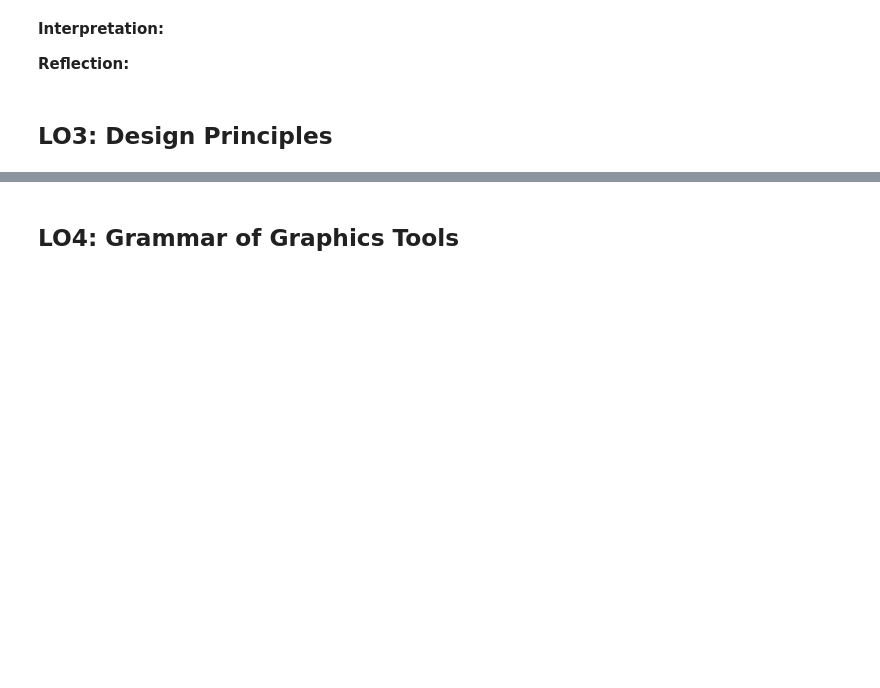
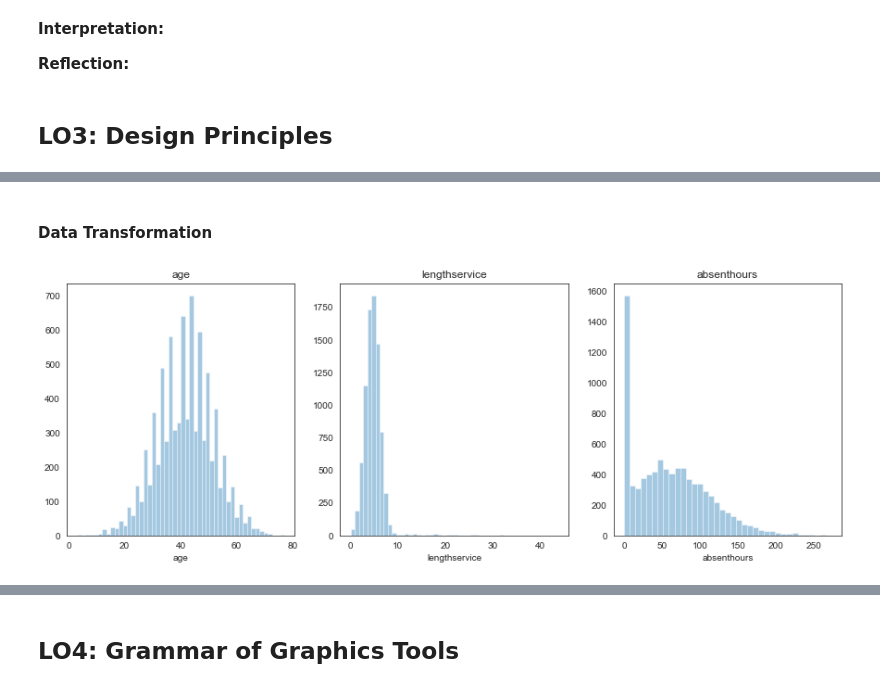
Before and after one commit to SimonStaehli/GDV_PerformanceRecord, a Jupyter notebook: GDV_PerformanceRecord_SimonStaehli.ipynb, the cells around one changed output, grey strips where cells are left out. Saved outputs shown, nothing was run; the diff lists cells and outputs as text; code cells hidden in the pictures; blank space fills up the shorter version.

```diff
--- a/GDV_PerformanceRecord_SimonStaehli.ipynb
+++ b/GDV_PerformanceRecord_SimonStaehli.ipynb
@@ -328,0 +434,11 @@ px.pie(names=data['department'], values=data['employees'], title='Employees per
+# %% [markdown]
+#### Data Transformation
+# %%
+plt.subplots(figsize=(15,5))
+
+for col in enumerate(df.select_dtypes(exclude='object').drop('employeenumber', axis=1).columns):
+    plt.subplot(1,3,col[0]+1)
+    p = sns.distplot(df[col[1]], kde=False)
+    p.set_title(col[1])
+# %% [output]
+[figure, added]
```
Also changed, not shown: parts of 19 cells of this notebook.
